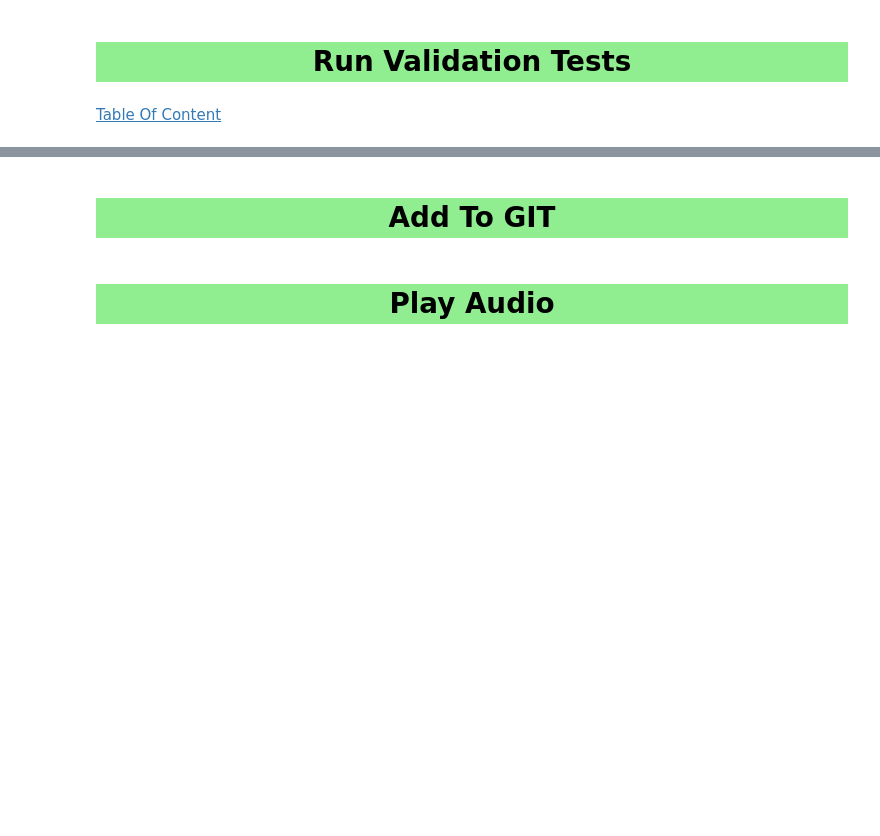
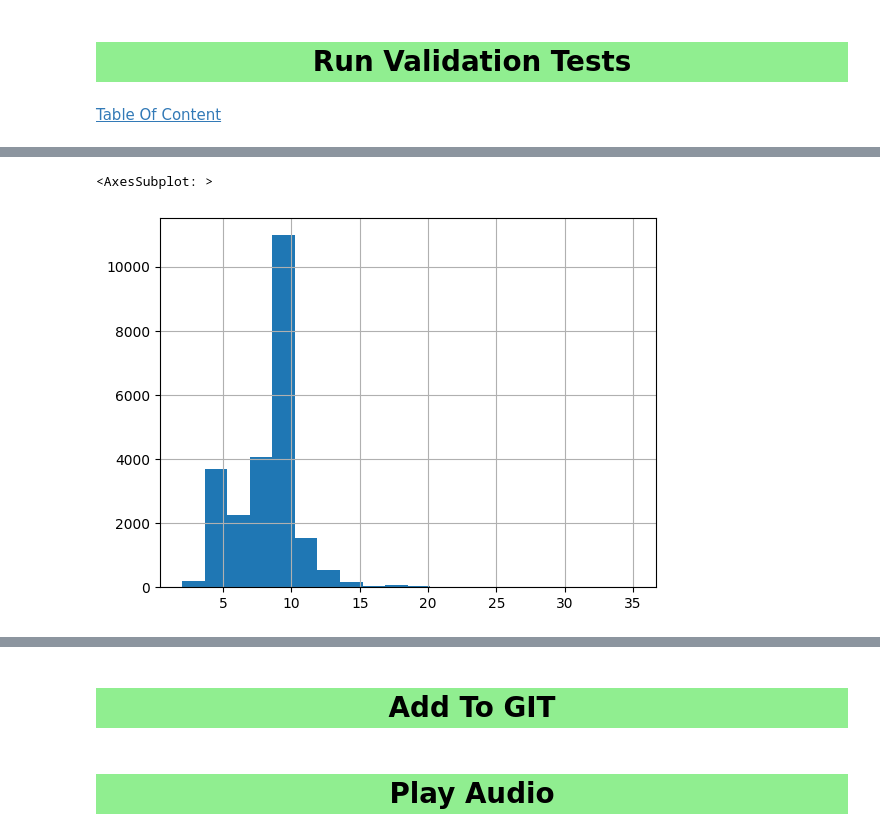
Before and after one commit to amitliron/Voice, a Jupyter notebook: Main_Notebook.ipynb, the cells around one changed output, grey strips where cells are left out. Cells and saved outputs as stored; diff of their text form; code cells hidden in the pictures; blank space fills up the shorter version.

```diff
--- a/Main_Notebook.ipynb
+++ b/Main_Notebook.ipynb
@@ -245,0 +263,5 @@ df_vad = pd.read_csv("/home/amitli/Repo/Voice/Results/vad.csv")
+# %%
+df_vad['Text Length'].hist(bins=20)
+# %% [output]
+<AxesSubplot: >
+[figure, added]
```
Also changed, not shown: parts of 15 cells of this notebook.
